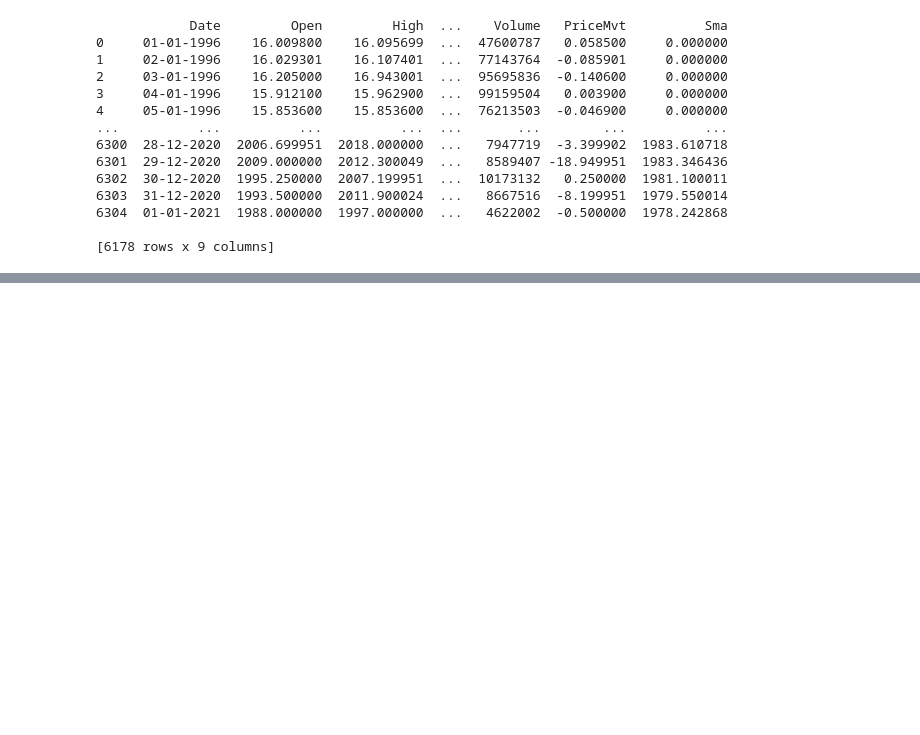
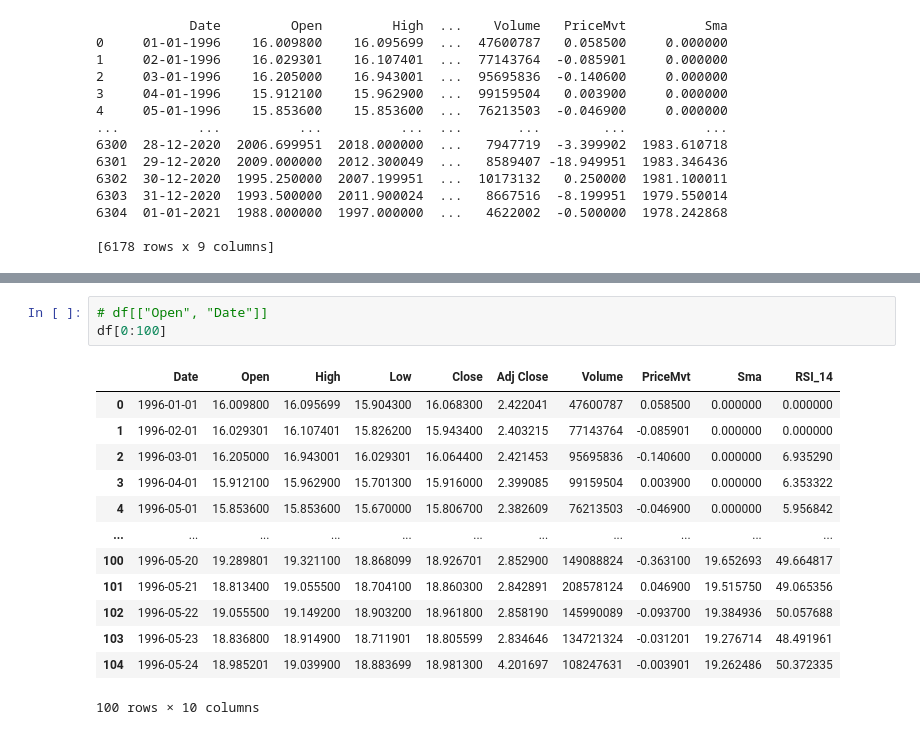
Before and after one commit to santoshbishnoi/stock_dashboard, a Jupyter notebook: stock_app.ipynb, the cells around one changed output, grey strips where cells are left out. Saved outputs shown, nothing was run; the diff lists cells and outputs as text; blank space fills up the shorter version.

```diff
--- a/stock_app.ipynb
+++ b/stock_app.ipynb
@@ -143,0 +220,17 @@ plt.show()
+# %%
+# df[["Open", "Date"]]
+df[0:100]
+# %% [output]
+|  | Date | Open | High | Low | Close | Adj Close | Volume | PriceMvt | Sma | RSI_14 |
+| 0 | 1996-01-01 | 16.009800 | 16.095699 | 15.904300 | 16.068300 | 2.422041 | 47600787 | 0.058500 | 0.000000 | 0.000000 |
+| 1 | 1996-02-01 | 16.029301 | 16.107401 | 15.826200 | 15.943400 | 2.403215 | 77143764 | -0.085901 | 0.000000 | 0.000000 |
+| 2 | 1996-03-01 | 16.205000 | 16.943001 | 16.029301 | 16.064400 | 2.421453 | 95695836 | -0.140600 | 0.000000 | 6.935290 |
+| 3 | 1996-04-01 | 15.912100 | 15.962900 | 15.701300 | 15.916000 | 2.399085 | 99159504 | 0.003900 | 0.000000 | 6.353322 |
+| 4 | 1996-05-01 | 15.853600 | 15.853600 | 15.670000 | 15.806700 | 2.382609 | 76213503 | -0.046900 | 0.000000 | 5.956842 |
+| ... | ... | ... | ... | ... | ... | ... | ... | ... | ... | ... |
+| 100 | 1996-05-20 | 19.289801 | 19.321100 | 18.868099 | 18.926701 | 2.852900 | 149088824 | -0.363100 | 19.652693 | 49.664817 |
+| 101 | 1996-05-21 | 18.813400 | 19.055500 | 18.704100 | 18.860300 | 2.842891 | 208578124 | 0.046900 | 19.515750 | 49.065356 |
+| 102 | 1996-05-22 | 19.055500 | 19.149200 | 18.903200 | 18.961800 | 2.858190 | 145990089 | -0.093700 | 19.384936 | 50.057688 |
+| 103 | 1996-05-23 | 18.836800 | 18.914900 | 18.711901 | 18.805599 | 2.834646 | 134721324 | -0.031201 | 19.276714 | 48.491961 |
+| 104 | 1996-05-24 | 18.985201 | 19.039900 | 18.883699 | 18.981300 | 4.201697 | 108247631 | -0.003901 | 19.262486 | 50.372335 |
+100 rows × 10 columns
```
Also changed, not shown: parts of 4 cells of this notebook, 1 other file.
